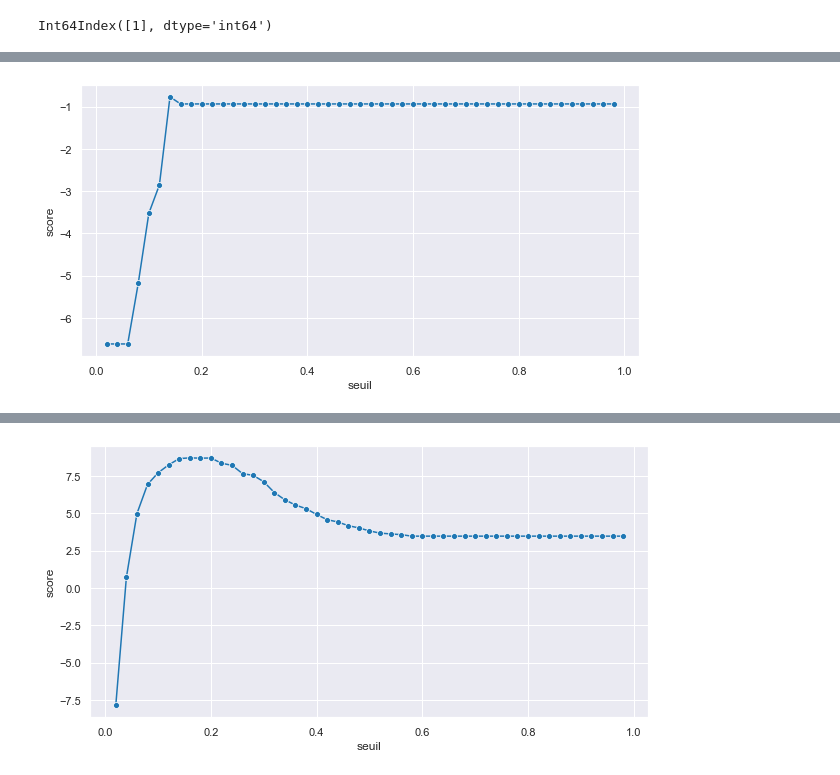
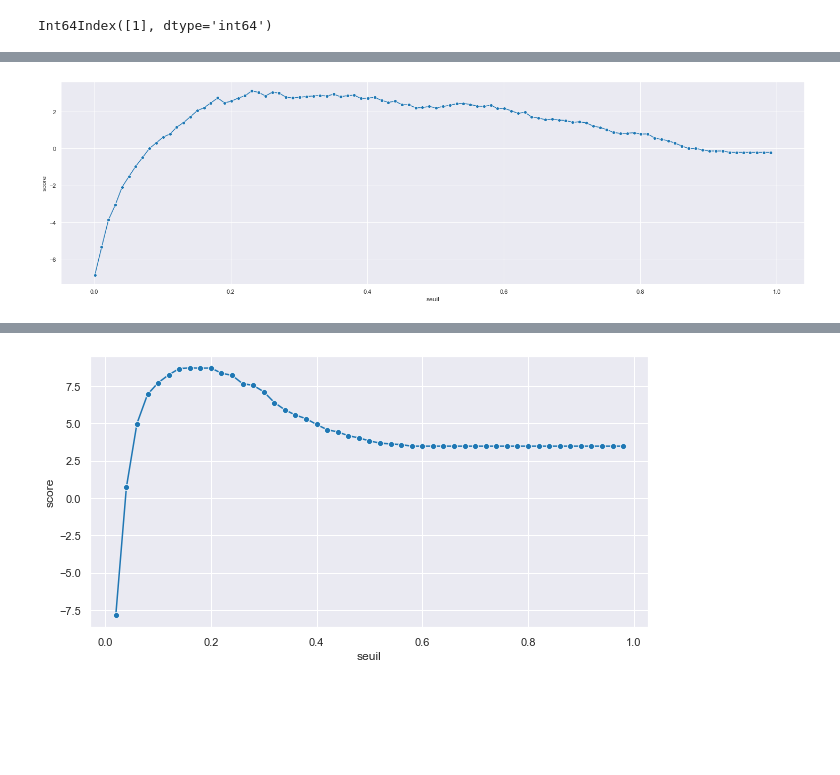
Before and after one commit to alaingibert/OC_DS_P7, a Jupyter notebook: Notebook_modelisation_def.ipynb, the cells around one changed output, grey strips where cells are left out. Drawn from its saved outputs; the diff is of its cells as text; code cells hidden in the pictures; blank space fills up the shorter version.

```diff
--- a/Notebook_modelisation_def.ipynb
+++ b/Notebook_modelisation_def.ipynb
@@ -66,3 +69,3 @@ Process credit card balance - done in 0s
 # %%
 # Répartition entre jeu d'entraînement et jeu de validation (2000 lignes)
-X_train, X_test, y_train, y_test = train_test_split(X, y_true, test_size=2000, random_state=1)
+X_train, X_test, y_train, y_test = train_test_split(X, y_true, test_size=2000, shuffle = False) #random_state=1
@@ -69,3 +90,6 @@ X_train, X_test, y_train, y_test = train_test_split(X, y_true, test_size=2000, r
+# %%
+X_train = X_train[feats]
+X_test = X_test[feats]
 # %%
 print("Proportion de TARGET = 1 : ", y_true.sum()/y_true.shape[0]*100, " %")
 # %% [output]
@@ -504,5 +557,6 @@ lightGBM_clf = LGBMClassifier(is_unbalance=True, n_estimators=8874, learning_rat
 # %%
 # entrainement sur le train set
 with timer("Entrainement du modèle : {} - sur le train set de : {} lignes".format(model_name, X_train.shape[0])):
-    lightGBM_clf.fit(X_train, y_train, eval_set=[(X_test, y_test)], eval_metric="auc", early_stopping_rounds= 200, verbose=100) #
+    lightGBM_clf.fit(X_train, y_train, eval_set=[(X_test, y_test)], eval_metric="auc", early_stopping_rounds= 1000, verbose=100) #"auc" custom_score_function, early_stopping_rounds= 200
+    #lightGBM_clf.fit(X_train, y_train, eval_metric="custom_score_function", verbose=100) #"auc" custom_score_function, early_stopping_rounds= 200
 # %% [output]
@@ -582,22 +671,25 @@ ax_1 = shap.summary_plot(shap_values, X_train)
 sns.set_context("notebook")
 sns.set_style("darkgrid")
 # %%
-def find_best_threshold(X, y_true, model):
+def find_best_threshold(my_X, my_y_true, model):
     # prédiction de la classe 1
-    y_pred_proba = model.predict_proba(X, num_iteration=model.best_iteration_)[:,1] #
-    thresh = 0.05
-    step = 0.02
+    y_pred_proba = model.predict_proba(my_X, num_iteration=model.best_iteration_)[:,1] #
+    # thresh = 0.05
+    start_thresh = 0.001 # 0.001
+    step = 0.01 #0.02
     score_list, thresh_list = [], []
-    for thresh in np.arange(step,1,step):
-        y_pred = np.zeros(len(y_true))
+    for thresh in np.arange(start_thresh,1,step):
+        y_pred = np.zeros(len(my_y_true))
         # classe les proba > seuil dans la classe '1'
         super_threshold_indices = y_pred_proba > thresh
         y_pred[super_threshold_indices] = 1
         # calcule le score
-        score_list.append(custom_score_function(y_true, y_pred))
+        _, score, _ = custom_score_function(my_y_true, y_pred)
+        # print('thresh : ', thresh, ' - ',score)
+        score_list.append(score)
         thresh_list.append(thresh)
     #graphe
-    fig, ax = plt.subplots(1,1, figsize=(10,5))
+    fig, ax = plt.subplots(1,1, figsize=(25,7))
     data=pd.DataFrame({'seuil':thresh_list, 'score':score_list})
     g = sns.lineplot(data=data, x='seuil', y='score', marker='o', dashes=False, ax=ax)
     plt.show()
@@ -616,7 +719,7 @@ array([[0.85845803, 0.14154197],
 # %%
-thresh_list_, score_list_ = find_best_threshold(X_test, y_test, lightGBM_clf) # X_test, y_test
+thresh_list_, score_list_ = find_best_threshold(X_test, y_test.values, lightGBM_clf) # X_test, y_test
 # %% [output]
-[figure, old version]
+[figure, new version]
 # %%
 print('Meilleur score : {}\nSeuil correspondant : {}'.format(np.max(score_list_), thresh_list_[np.argmax(score_list_)]))
 # %% [output]
```
Also changed, not shown: parts of 47 cells of this notebook, 8 other files.
